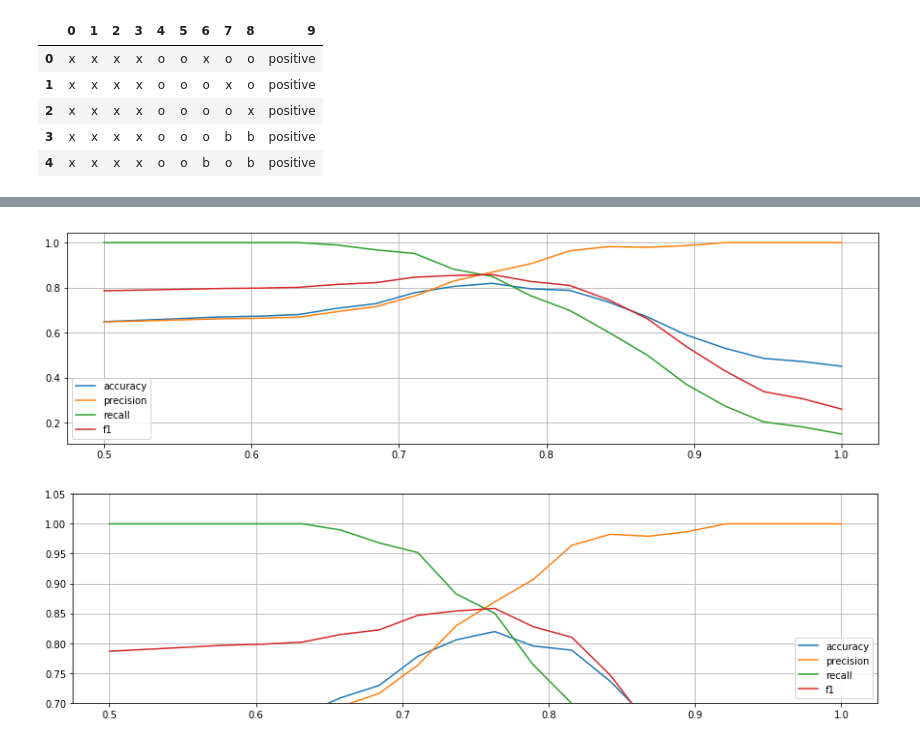
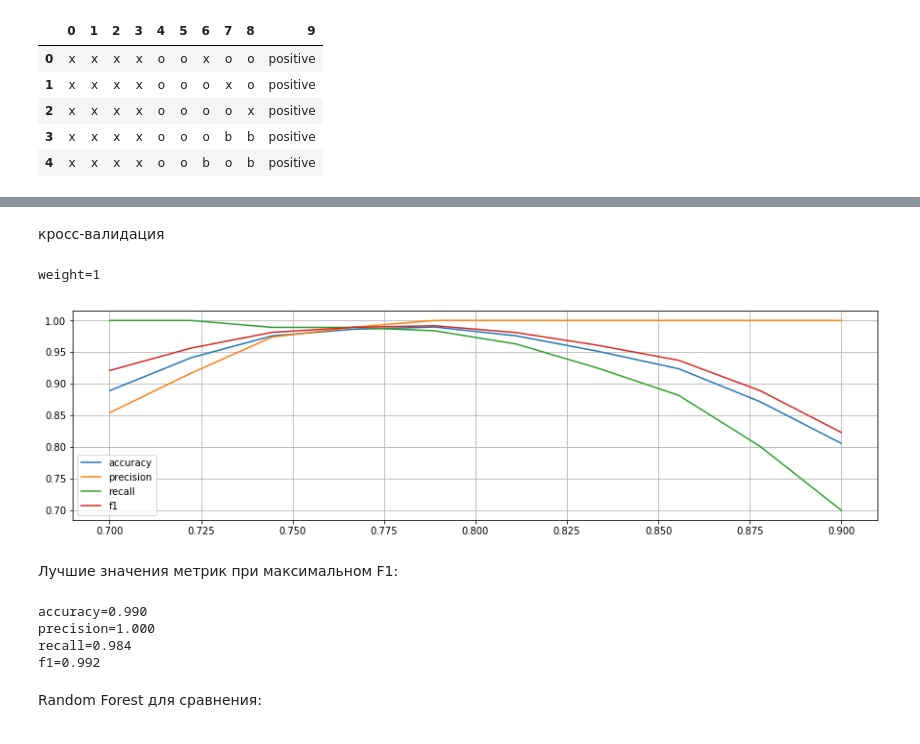
Before and after one commit to sergmiller/lattices, a Jupyter notebook: Sergei_Miller_solution.ipynb, the cells around one changed output, grey strips where cells are left out. Drawn from its saved outputs; the diff is of its cells as text; code cells hidden in the pictures.

```diff
--- a/Sergei_Miller_solution.ipynb
+++ b/Sergei_Miller_solution.ipynb
@@ -25,5 +27,3 @@ assert X_binarised.shape == (X.shape[0], X.shape[1] * 3)
 from sklearn.model_selection import ShuffleSplit
 # %%
 X_train,y_train = X_binarised, y
-# %%
-x = X_train[-1]
@@ -48,2 +53,4 @@ from sklearn.metrics import f1_score
+# %% [markdown]
+кросс-валидация
 # %%
 def cross_val_scores(X, y, calc_f):
@@ -60,33 +74,36 @@ def cross_val_scores(X, y, calc_f):
 # %%
-acc, prec, rec, f1 = [], [], [], []
-l = np.linspace(0.5, 1, 20)
+res = []
+scorer = Scorer([accuracy_score, precision_score, recall_score, f1_score], ['accuracy', 'precision', 'recall', 'f1'])
+l = np.linspace(0.7, 0.9, 10)
 from tqdm import tqdm
 for coef in tqdm(l, position=0):
     f = lambda a, b: a - coef * b
-    a, p, r, fm = cross_val_scores(X, y, lambda X,y,X_t: solve(X, y, X_t, f))
-    acc.append(a)
-    prec.append(p)
-    rec.append(r)
-    f1.append(fm)
-#     print(f'C={coef},acc={a},precision={p},recall={r}')
+    Y = cross_val_scores(X, y, lambda X, X_t, y: solve_with_closures(X, X_t, y, f, w_p = w_p))
+    res.append(scorer.score(Y))
+res = np.array(res)
 # %%
-plt.figure(figsize=(15,4))
-plt.plot(l, acc, label='accuracy')
-plt.plot(l, prec, label='precision')
-plt.plot(l, rec, label='recall')
-plt.plot(l, f1, label='f1')
-plt.grid(True)
-plt.legend(loc='best')
-plt.show()
-plt.figure(figsize=(15,4))
-plt.plot(l, acc, label='accuracy')
-plt.plot(l, prec, label='precision')
-plt.plot(l, rec, label='recall')
-plt.plot(l, f1, label='f1')
-plt.grid(True)
-plt.ylim([0.7,1.05])
-plt.legend(loc='best')
-plt.show()
+for res,w in zip(ress,W):
+    print(f'weight={w}')
+    plt.figure(figsize=(15,4))
+    plt.plot(l, res[:, 0], label='accuracy')
+    plt.plot(l, res[:, 1], label='precision')
+    plt.plot(l, res[:, 2], label='recall')
+    plt.plot(l, res[:, 3], label='f1')
+    plt.grid(True)
+    plt.legend(loc='best')
+    plt.show()
 # %% [output]
+weight=1
-[figure, old version]
+[figure, new version]
-[figure, removed]
+# %% [markdown]
+Лучшие значения метрик при максимальном F1:
+# %%
+arg = np.argmax(res[:, -1])
+scorer.beauty_print(res[arg])
+# %% [output]
+accuracy=0.990
+precision=1.000
+recall=0.984
+f1=0.992
+# %% [markdown]
+Random Forest для сравнения:
```
Also changed, not shown: parts of 9 cells of this notebook.
